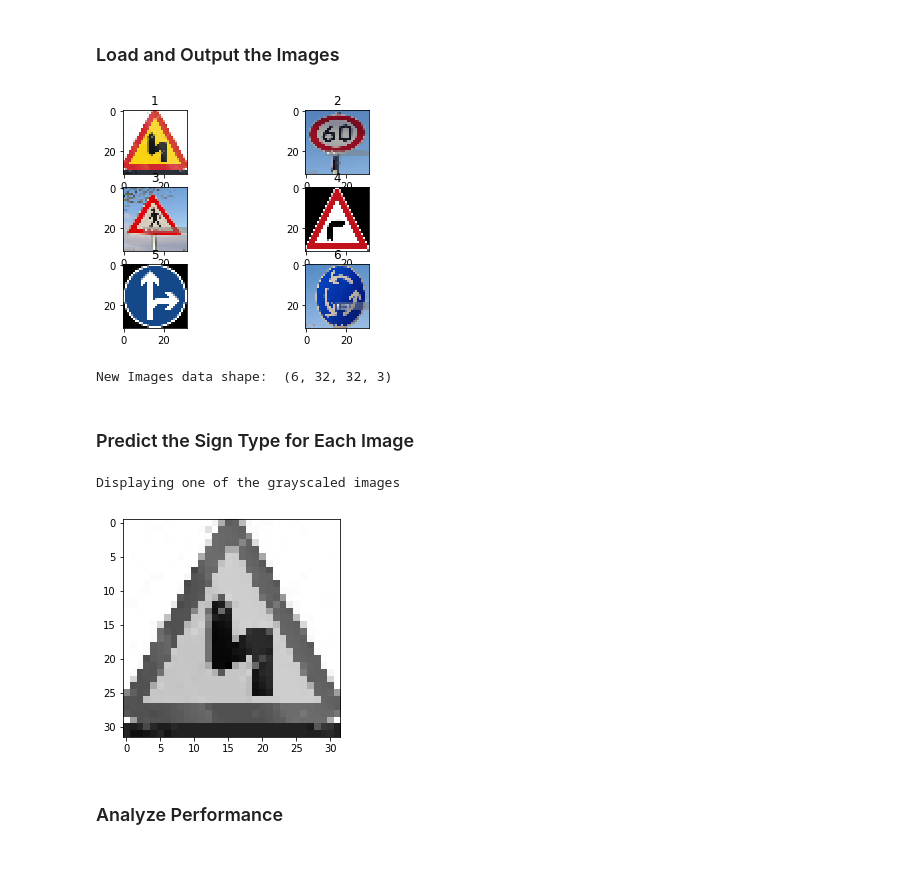
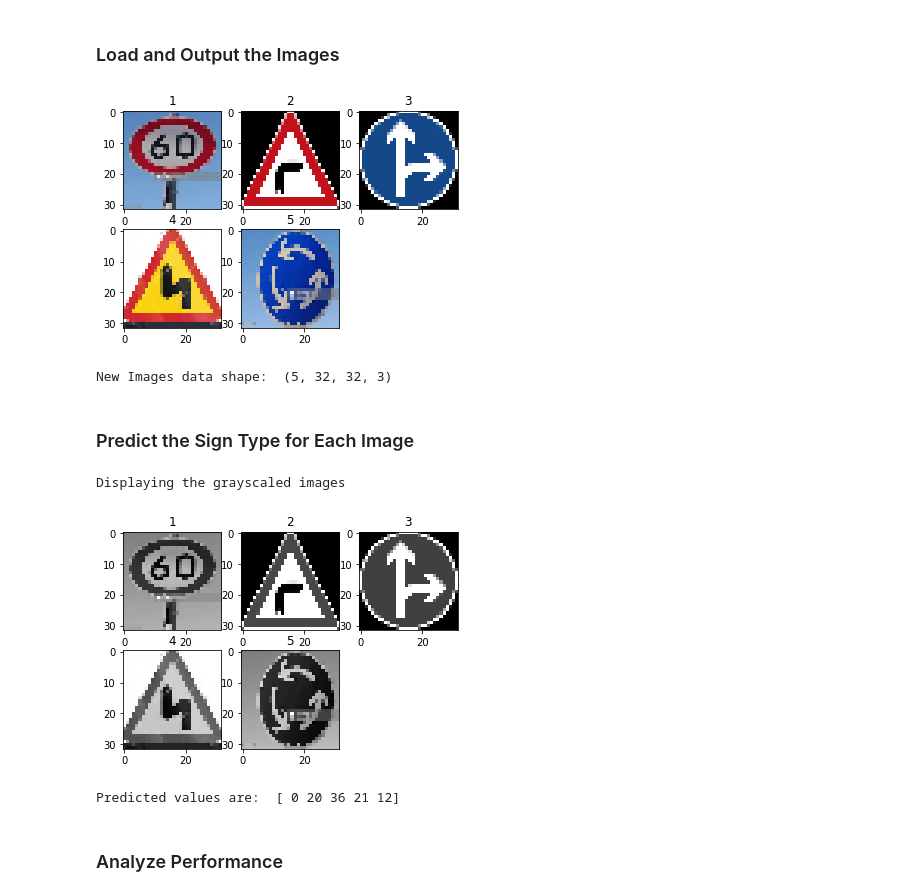
Before and after one commit to rudraxx/sdnd_abhishek, a Jupyter notebook: CarND-Traffic-Sign-Classifier-Project/Traffic_Sign_Classifier.ipynb, the cells around one changed output. Saved outputs shown, nothing was run; the diff lists cells and outputs as text; code cells hidden in the pictures; blank space fills up the shorter version.

```diff
--- a/CarND-Traffic-Sign-Classifier-Project/Traffic_Sign_Classifier.ipynb
+++ b/CarND-Traffic-Sign-Classifier-Project/Traffic_Sign_Classifier.ipynb
@@ -254,0 +250,9 @@ n_train = X_train.shape[0]
+# %%
+# Plot a few of the new imageset for category 0
+
+temp = X_train[y_train==0]
+# print(temp.shape)
+for i in range(9):
+    plt.subplot(3,3,i+1), plt.imshow(temp[np.random.randint(0,temp.shape[0])])
+
+plt.show()
@@ -475,9 +476,6 @@ for learning_rate in [1e-3]:
         print()
         print ("Starting the run for params: {}".format(param_string))
 
-        # Run the model with the param set
-#         my_deepnet(learning_rate,batch_size,num_epochs,param_string)
-
         with tf.Session() as sess:
             sess.run(tf.global_variables_initializer())
 
@@ -499,16 +497,18 @@ for learning_rate in [1e-3]:
                                  feed_dict={x:x_batch,y:y_batch,keep_prob:0.5})
 
                 #Calculate the training and validation accuracy at the end of each epoch
-                training_acc,train_summ,out_summ = sess.run([accuracy_operation,training_summary,merged_summary],feed_dict={x:x_batch,y:y_batch,keep_prob:0.5})
-                writer.add_summary(out_summ,epoch+1)
+                training_acc,train_summ,out_summ = sess.run([accuracy_operation,training_summary,merged_summary],
+                                                            feed_dict={x:x_batch,y:y_batch,keep_prob:0.5})
+#                 writer.add_summary(out_summ,epoch+1)
 
                 validation_acc,valid_summ = sess.run([accuracy_operation,validation_summary],
                                                      feed_dict={x:X_valid_gray,y:y_valid,keep_prob:1})
-                writer.add_summary(valid_summ,epoch+1)
+#                 writer.add_summary(valid_summ,epoch+1)
 
                 print("Epoch: {}".format(epoch+1))
                 print('Training Accuracy:{:.3f}'.format(training_acc),"Validation Accuracy: {:.3f}".format(validation_acc))
 
+            # save the model for future use
             save_file = './{}.ckpt'.format(param_string)
             saver.save(sess, save_file)
             print(save_file)
@@ -516,9 +516,7 @@ for learning_rate in [1e-3]:
 
 
 
-
     print ("Training complete")
-    #
 # %% [output]
 Starting the run for params: lr_1E-03_batch_100_epochs_20
 Training...
@@ -564,35 +562,37 @@ You may find `signnames.csv` useful as it contains mappings from the class id (i
 # %%
 ### Load the images and plot them here.
 ### Feel free to use as many code cells as needed.
 # Get the new images
 
 import os
 # import cv2
 # import matplotlib.pyplot as plt
 # import numpy as np
 
 additional_pics = os.listdir("./additional_images/additional_images")
 # Resize these images to be 32x32
 dim = (32,32)
 internet_images=[]
+num_internet_images = len(additional_pics)
+
 for im_name in additional_pics:
     filename = './additional_images/additional_images/' + im_name
     im = cv2.imread(filename)
     resized_image = cv2.resize(im,dim,cv2.INTER_AREA)
     resized_image = cv2.cvtColor(resized_image,cv2.COLOR_BGR2RGB)
     internet_images.append(resized_image)
 
 # Display the images
-for i in range(6):
-    plt.subplot(3,2,i+1), plt.imshow(internet_images[i]), plt.title(i+1)
+for i in range(num_internet_images):
+    plt.subplot(2,3,i+1), plt.imshow(internet_images[i]), plt.title(i+1)
 plt.show()
 
 # Convert to shape similar to the X_train data
 internet_image_array = np.array(internet_images)
-print("New Images data shape: ",image_array.shape)
+print("New Images data shape: ",internet_image_array.shape)
 # %% [output]
-[figure, old version]
+[figure, new version]
-New Images data shape:  (6, 32, 32, 3)
+New Images data shape:  (5, 32, 32, 3)
 # %% [markdown]
 ### Predict the Sign Type for Each Image
 # %%
@@ -600,40 +600,41 @@ New Images data shape:  (6, 32, 32, 3)
 ### Make sure to pre-process the images with the same pre-processing pipeline used earlier.
 ### Feel free to use as many code cells as needed.
 
-n_internet = 6
-
-internet_gray = np.ndarray((n_internet,32,32,1),dtype='float32')
-for image_id in range(0,n_internet):
+internet_gray = np.ndarray((num_internet_images,32,32,1),dtype='float32')
+for image_id in range(0,num_internet_images):
     image = internet_image_array[image_id]
     # Convert to grayscale
     gray_image = grayscale(image)
     new_image = normalize(gray_image)
-#     gray_image = cv2.cvtColor(image,cv2.COLOR_RGB2GRAY)
-#     new_image  = np.reshape(gray_image,(32,32,1)).astype('float32')
-#     new_image = new_image/255
     internet_gray[image_id] = new_image
 
-print('Displaying one of the grayscaled images')
-plt.imshow(np.reshape(internet_gray[np.random.randint(0,n_internet)],(32,32)),cmap='gray')
+print('Displaying the grayscaled images')
+
+# Display the images
+for i in range(num_internet_images):
+    plt.subplot(2,3,i+1), plt.imshow(np.reshape(internet_gray[i],(32,32)),cmap='gray'), plt.title(i+1)
 plt.show()
 
+# plt.imshow(np.reshape(internet_gray[np.random.randint(0,n_internet)],(32,32)),cmap='gray')
+# plt.show()
+
 # Pass these images through the trained neural net. i.e get the logits.
-# Load the best model:
+# Load the model:
 # import tensorflow as tf
 
-# saver = tf.train.Saver()
 # save_file = './lr_1E-03_batch_100_epochs_20.ckpt'
-internet_y = np.array([19,3,27,20,36,40])
+internet_y = np.array([3,20,36,21,40]).astype('uint8')
 
 with tf.Session() as sess:
     saver.restore(sess,save_file)
 #     image_predictions = sess.run(logits,feed_dict={x:internet_gray,keep_prob:1})
-    image_predictions,internet_accuracy = sess.run([logits,accuracy_operation],feed_dict={x:internet_gray,y:internet_y,keep_prob:1})
+    image_predictions = sess.run(tf.nn.softmax(logits),feed_dict={x:internet_gray,y:internet_y,keep_prob:1})
     #     print (output)
-# print(image_predictions)
+print("Predicted values are: ", np.argmax(image_predictions,axis=1))
 # %% [output]
-Displaying one of the grayscaled images
+Displaying the grayscaled images
-[figure, old version]
+[figure, new version]
+Predicted values are:  [ 0 20 36 21 12]
 # %% [markdown]
 ### Analyze Performance
 # %%
```
Also changed, not shown: parts of 17 cells of this notebook, 23 other files.
